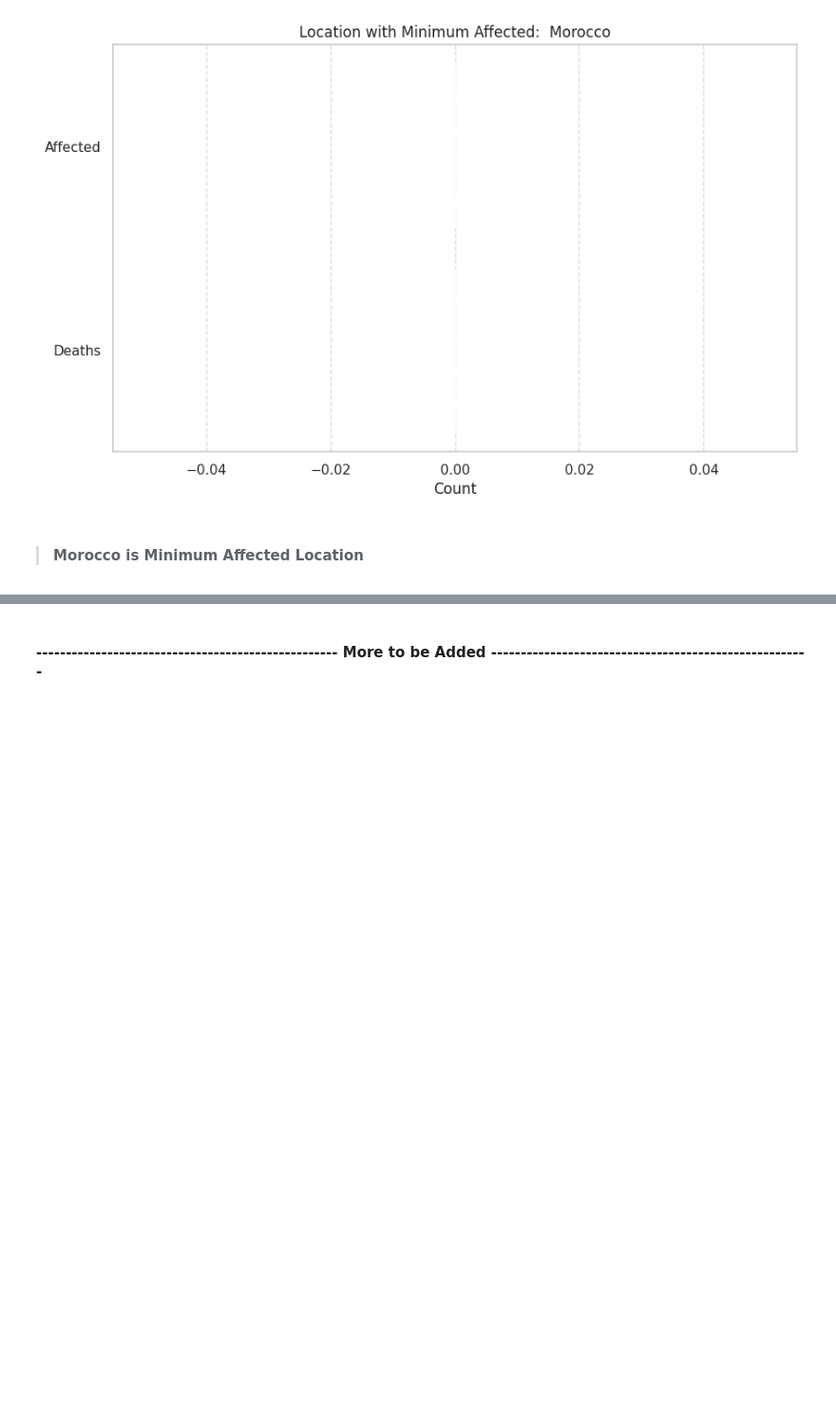
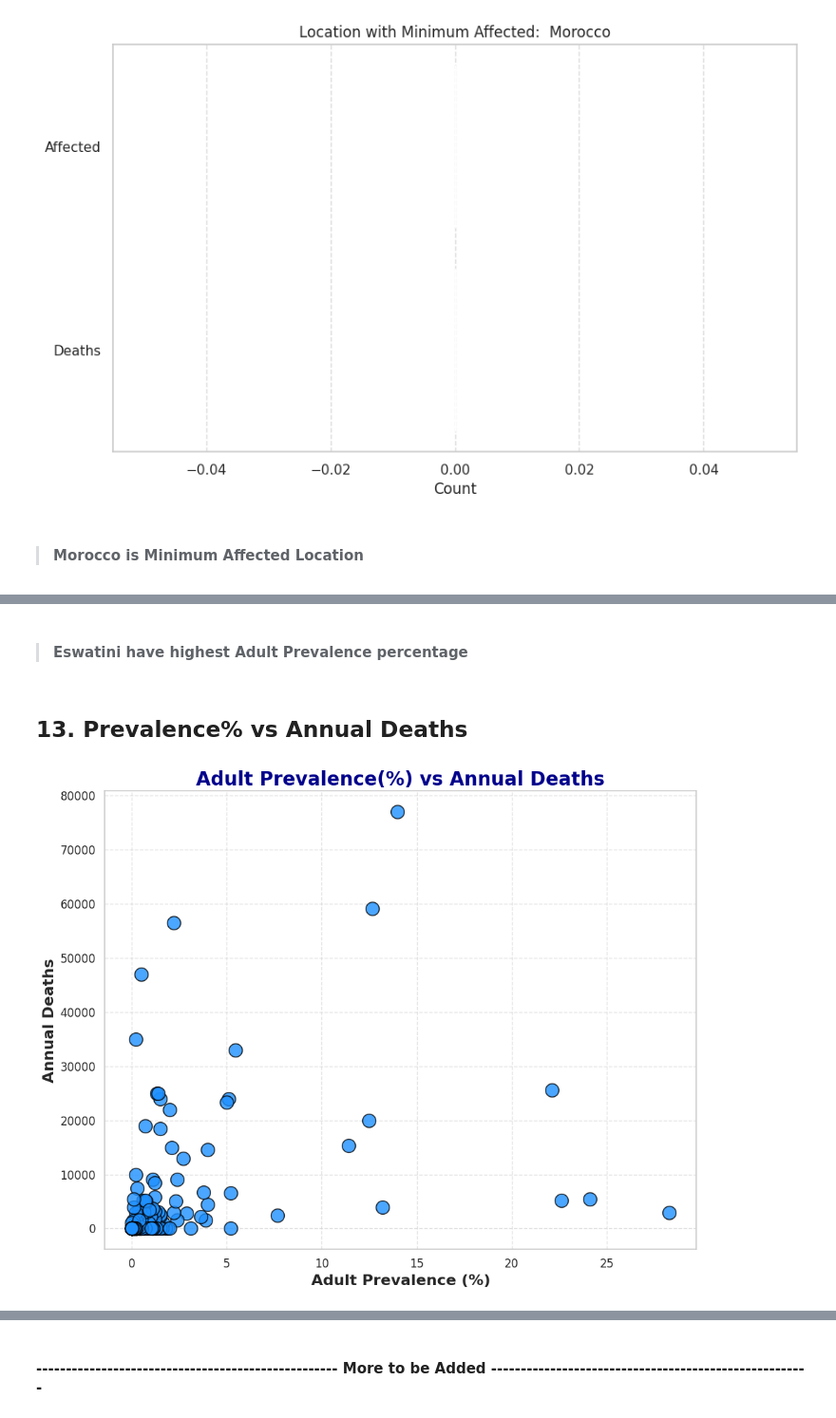
Before and after one commit to ictorv/HIV-Health-Crisis-Modeling, a Jupyter notebook: Tracking HIV: A Global Journey.ipynb, the cells around one changed output, grey strips where cells are left out. Shown at 95% size. Cells and saved outputs as stored; diff of their text form; code cells hidden in the pictures; blank space fills up the shorter version.

```diff
--- a/Tracking HIV: A Global Journey.ipynb
+++ b/Tracking HIV: A Global Journey.ipynb
@@ -321,0 +353,25 @@ plt.show()
+# %% [markdown]
+> #### **Eswatini** have highest Adult Prevalence percentage
+# %% [markdown]
+## 13. Prevalence% vs Annual Deaths
+# %%
+plt.figure(figsize=(10, 8))
+sns.scatterplot(
+    x='Adult prevalence',
+    y='Annual deaths',
+    data=df,
+    s=200,
+    color="dodgerblue",
+    edgecolor="black",
+    alpha=0.8
+)
+plt.title('Adult Prevalence(%) vs Annual Deaths', fontsize=20, fontweight='bold', color='darkblue')
+plt.xlabel('Adult Prevalence (%)', fontsize=16, fontweight='bold')
+plt.ylabel('Annual Deaths', fontsize=16, fontweight='bold')
+plt.xticks(fontsize=12)
+plt.yticks(fontsize=12)
+plt.grid(linestyle='--', alpha=0.6)
+plt.tight_layout()
+plt.show()
+# %% [output]
+[figure, added]
```
Also changed, not shown: parts of 10 cells of this notebook.
